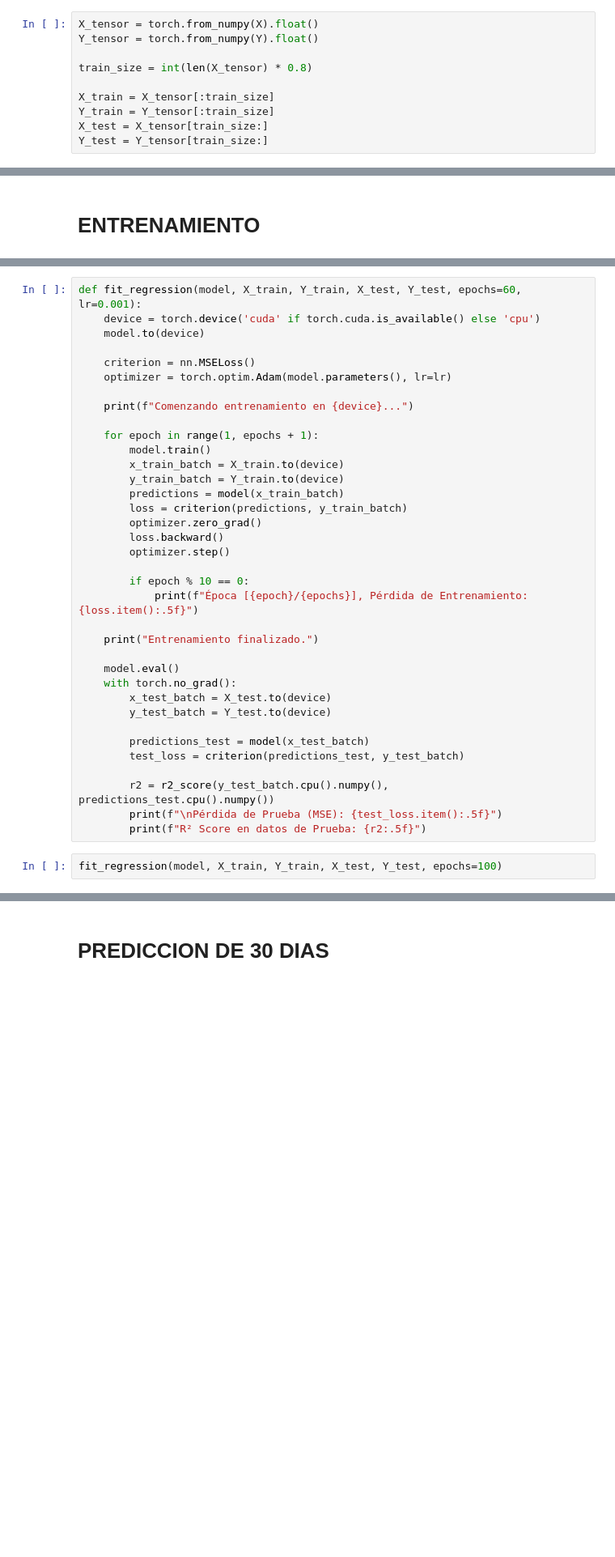
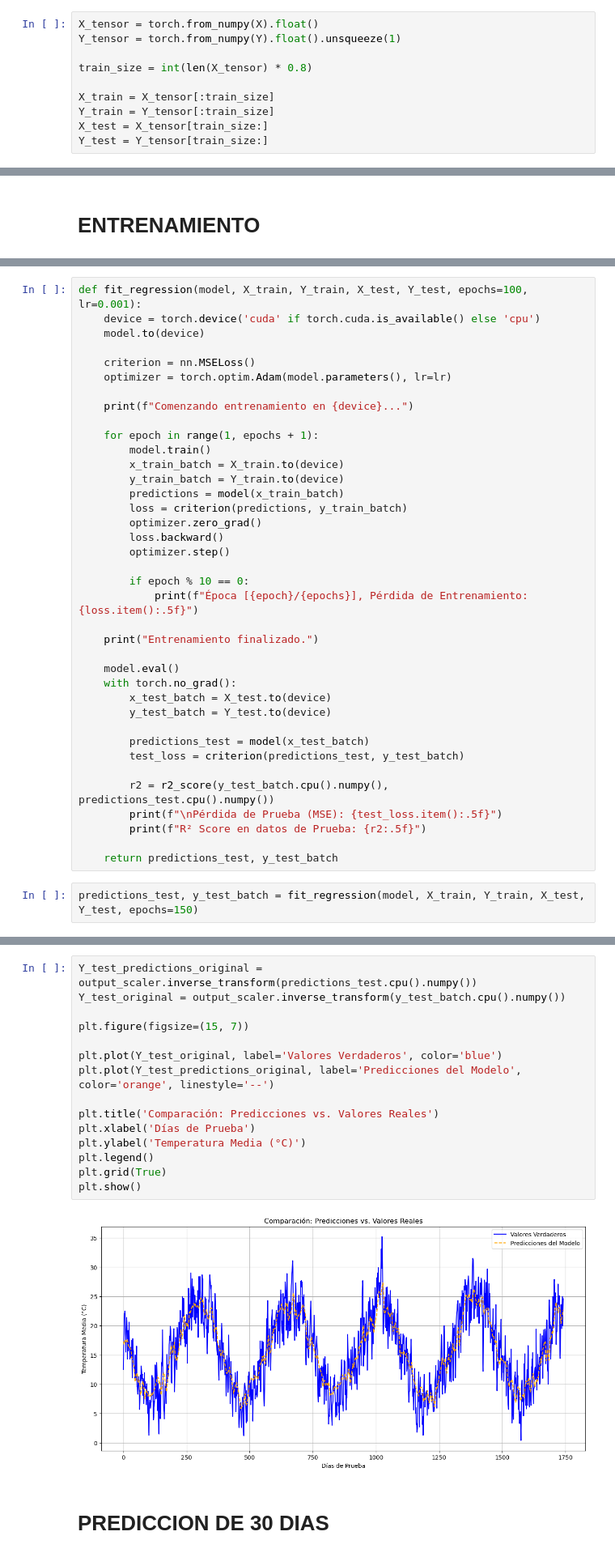
Before and after one commit to Juan55XXD/SIS420-Inteligencia-Artificial-I-, a Jupyter notebook: Parcial1/Parcial_1.ipynb, the cells around one changed output, grey strips where cells are left out. Shown: that part at 81% size. Saved outputs shown, nothing was run; the diff lists cells and outputs as text; blank space fills up the shorter version.

```diff
--- a/Parcial1/Parcial_1.ipynb
+++ b/Parcial1/Parcial_1.ipynb
@@ -148,6 +167,6 @@ Forma final de los datos Y: (8706,)
 # %%
 X_tensor = torch.from_numpy(X).float()
-Y_tensor = torch.from_numpy(Y).float()
+Y_tensor = torch.from_numpy(Y).float().unsqueeze(1)
 
 train_size = int(len(X_tensor) * 0.8)
 
@@ -187,5 +265,5 @@ model = LSTM(input_size, hidden_layer_size, num_layers, output_size)
 # %%
-def fit_regression(model, X_train, Y_train, X_test, Y_test, epochs=60, lr=0.001):
+def fit_regression(model, X_train, Y_train, X_test, Y_test, epochs=100, lr=0.001):
     device = torch.device('cuda' if torch.cuda.is_available() else 'cpu')
     model.to(device)
 
@@ -220,7 +298,9 @@ def fit_regression(model, X_train, Y_train, X_test, Y_test, epochs=60, lr=0.001)
         r2 = r2_score(y_test_batch.cpu().numpy(), predictions_test.cpu().numpy())
         print(f"\nPérdida de Prueba (MSE): {test_loss.item():.5f}")
         print(f"R² Score en datos de Prueba: {r2:.5f}")
+
+    return predictions_test, y_test_batch
 # %%
-fit_regression(model, X_train, Y_train, X_test, Y_test, epochs=100)
+predictions_test, y_test_batch = fit_regression(model, X_train, Y_train, X_test, Y_test, epochs=150)
 # %% [output]
 Comenzando entrenamiento en cuda...
@@ -241,3 +330,20 @@ R² Score en datos de Prueba: 0.02693
+# %%
+Y_test_predictions_original = output_scaler.inverse_transform(predictions_test.cpu().numpy())
+Y_test_original = output_scaler.inverse_transform(y_test_batch.cpu().numpy())
+
+plt.figure(figsize=(15, 7))
+
+plt.plot(Y_test_original, label='Valores Verdaderos', color='blue')
+plt.plot(Y_test_predictions_original, label='Predicciones del Modelo', color='orange', linestyle='--')
+
+plt.title('Comparación: Predicciones vs. Valores Reales')
+plt.xlabel('Días de Prueba')
+plt.ylabel('Temperatura Media (°C)')
+plt.legend()
+plt.grid(True)
+plt.show()
+# %% [output]
+[figure, added]
 # %% [markdown]
 # **PREDICCION DE 30 DIAS**
 # %% [markdown]
```
Also changed, not shown: parts of 22 cells of this notebook, 2 other files.
